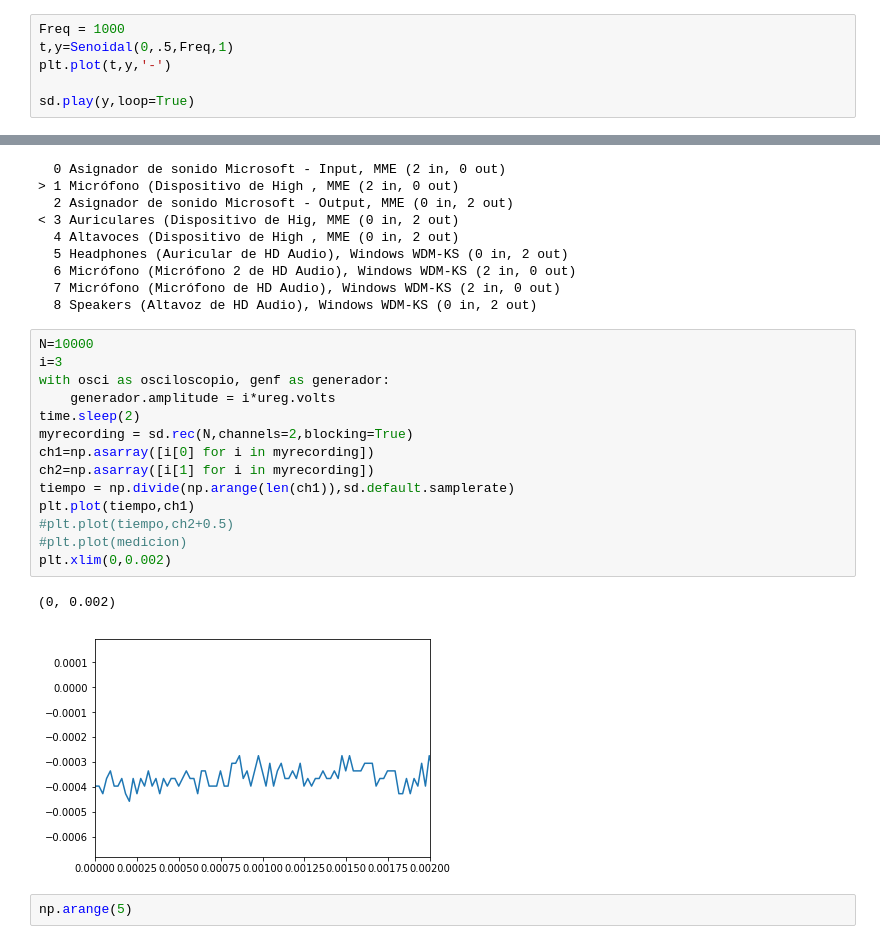
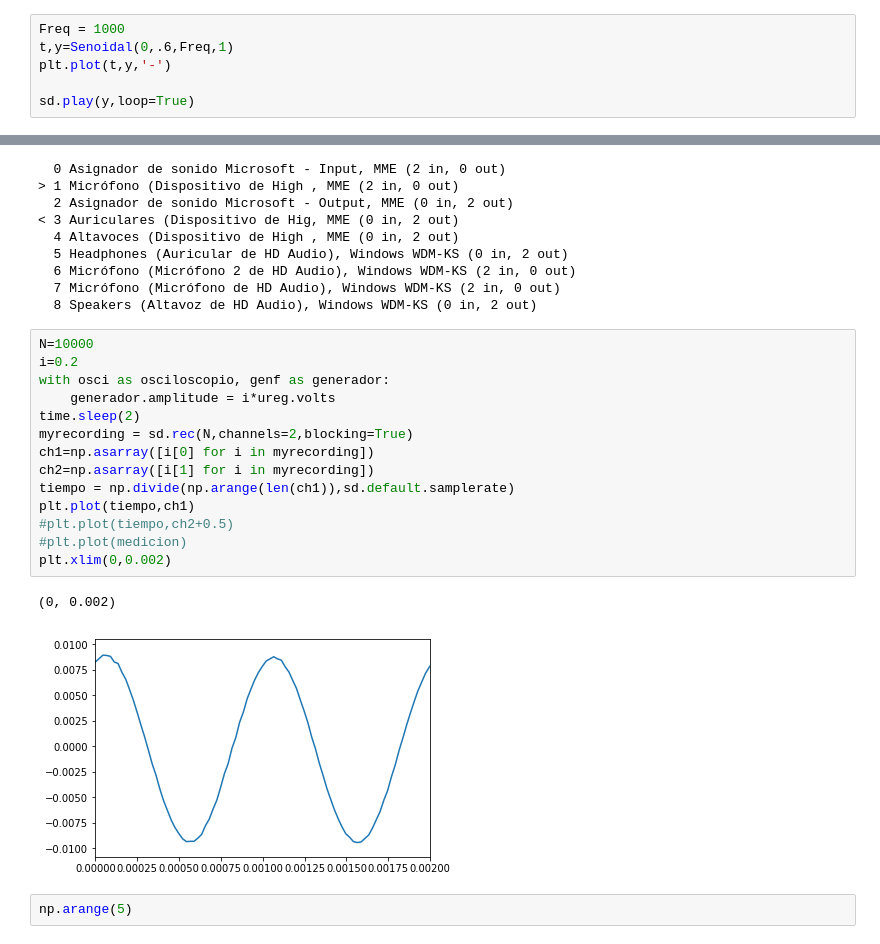
Before and after one commit to manuchironi/Instrumentacion_y_control, a Jupyter notebook: Clase 5 y tres cuartos - Caracterización elementos.ipynb, the cells around one changed output, grey strips where cells are left out. Saved outputs shown, nothing was run; the diff lists cells and outputs as text.

```diff
--- a/Clase 5 y tres cuartos - Caracterización elementos.ipynb
+++ b/Clase 5 y tres cuartos - Caracterización elementos.ipynb
@@ -118,7 +118,7 @@ def PlaySin(Ampl,Freq,Time):
     sd.stop()
 # %%
 Freq = 1000
-t,y=Senoidal(0,.5,Freq,1)
+t,y=Senoidal(0,.6,Freq,1)
 plt.plot(t,y,'-')
 
 sd.play(y,loop=True)
@@ -170,21 +170,21 @@ sd.query_devices()
   8 Speakers (Altavoz de HD Audio), Windows WDM-KS (0 in, 2 out)
 # %%
 N=10000
-i=3
+i=0.2
 with osci as osciloscopio, genf as generador:
     generador.amplitude = i*ureg.volts
 time.sleep(2)
 myrecording = sd.rec(N,channels=2,blocking=True)
 ch1=np.asarray([i[0] for i in myrecording])
 ch2=np.asarray([i[1] for i in myrecording])
 tiempo = np.divide(np.arange(len(ch1)),sd.default.samplerate)
 plt.plot(tiempo,ch1)
 #plt.plot(tiempo,ch2+0.5)
 #plt.plot(medicion)
 plt.xlim(0,0.002)
 # %% [output]
 (0, 0.002)
-[figure, old version]
+[figure, new version]
 # %%
 np.arange(5)
 # %% [output]
```
Also changed, not shown: parts of 5 cells of this notebook.
